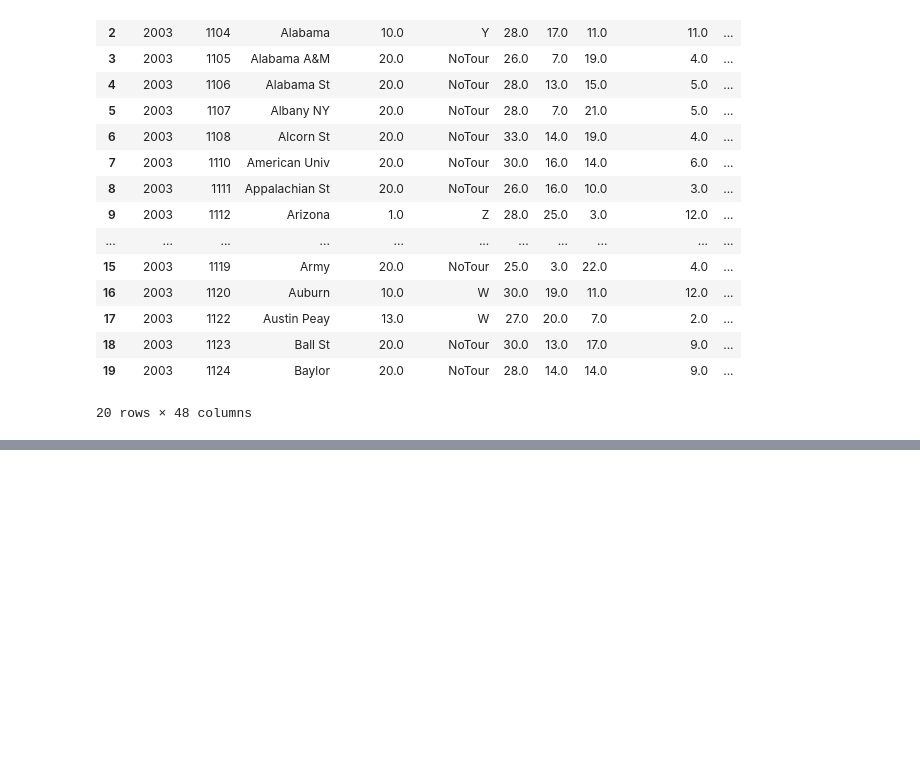
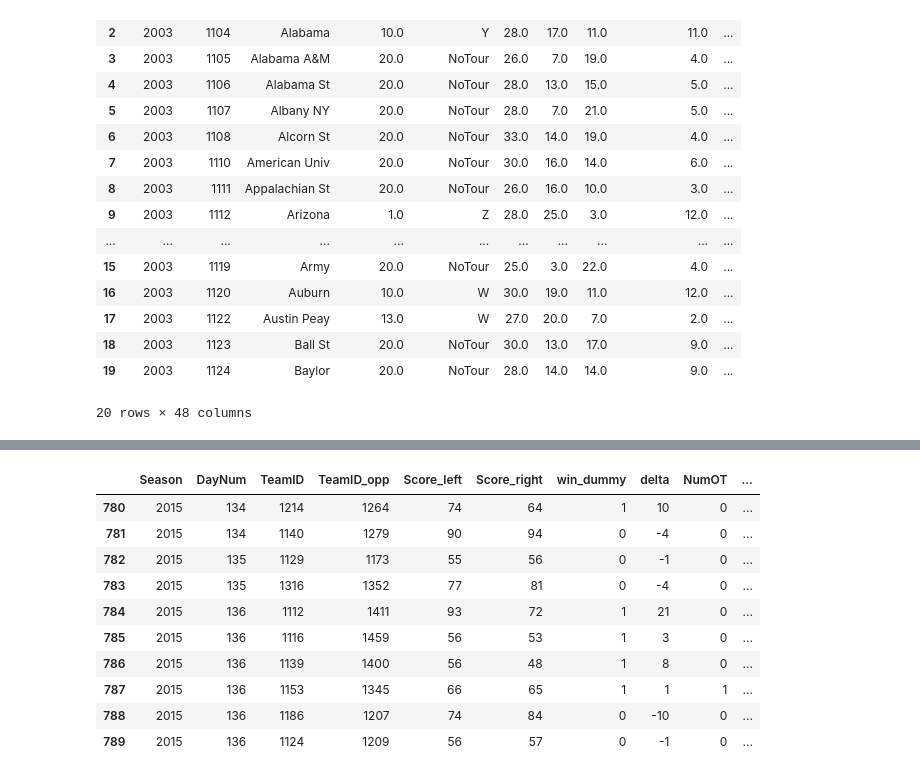
Before and after one commit to mjmcfalls/udacity-machine-learning, a Jupyter notebook: projects/capstone/Capstone-Notebook.ipynb, the cells around one changed output, grey strips where cells are left out. Cells and saved outputs as stored; diff of their text form; code cells hidden in the pictures; blank space fills up the shorter version.

```diff
--- a/projects/capstone/Capstone-Notebook.ipynb
+++ b/projects/capstone/Capstone-Notebook.ipynb
@@ -363,0 +432,14 @@ df_agg_stats.head(20)
+# %%
+df_tourn_cleaned[(df_tourn_cleaned['Season'].isin([2015, 2016, 2017, 2018]))].head(10)
+# %% [output]
+|  | Season | DayNum | TeamID | TeamID_opp | Score_left | Score_right | win_dummy | delta | NumOT | ... |
+| 780 | 2015 | 134 | 1214 | 1264 | 74 | 64 | 1 | 10 | 0 | ... |
+| 781 | 2015 | 134 | 1140 | 1279 | 90 | 94 | 0 | -4 | 0 | ... |
+| 782 | 2015 | 135 | 1129 | 1173 | 55 | 56 | 0 | -1 | 0 | ... |
+| 783 | 2015 | 135 | 1316 | 1352 | 77 | 81 | 0 | -4 | 0 | ... |
+| 784 | 2015 | 136 | 1112 | 1411 | 93 | 72 | 1 | 21 | 0 | ... |
+| 785 | 2015 | 136 | 1116 | 1459 | 56 | 53 | 1 | 3 | 0 | ... |
+| 786 | 2015 | 136 | 1139 | 1400 | 56 | 48 | 1 | 8 | 0 | ... |
+| 787 | 2015 | 136 | 1153 | 1345 | 66 | 65 | 1 | 1 | 1 | ... |
+| 788 | 2015 | 136 | 1186 | 1207 | 74 | 84 | 0 | -10 | 0 | ... |
+| 789 | 2015 | 136 | 1124 | 1209 | 56 | 57 | 0 | -1 | 0 | ... |
```
Also changed, not shown: parts of 22 cells of this notebook.
